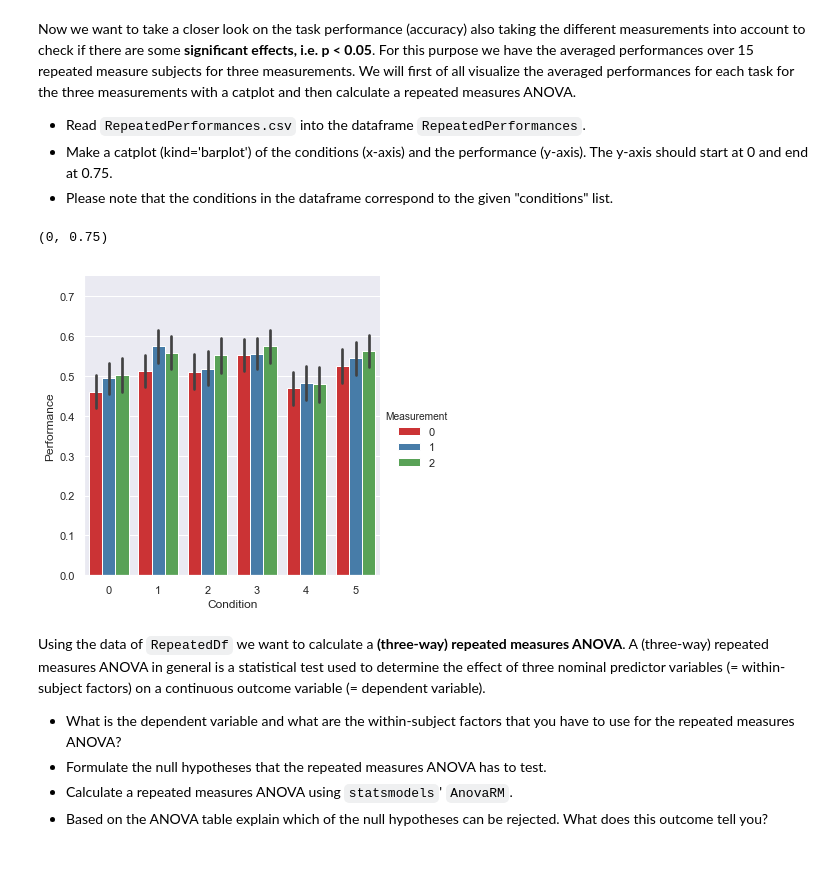
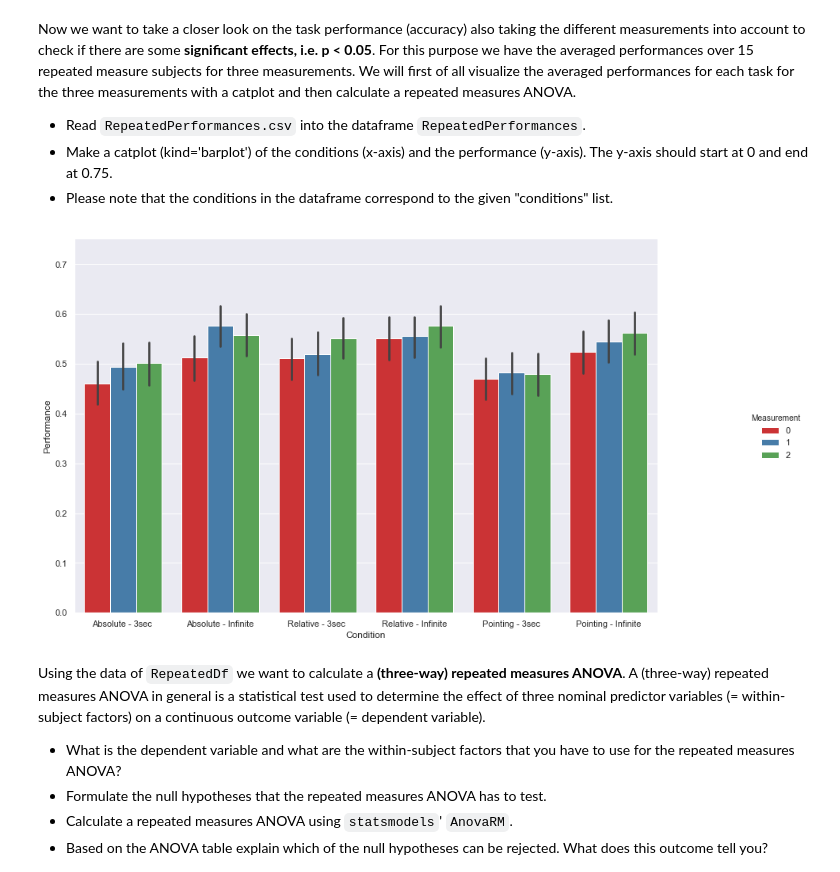
Before and after one commit to NBP-ACC/week-6-acc_9, a Jupyter notebook: sheet04.ipynb, the cells around one changed output. Saved outputs shown, nothing was run; the diff lists cells and outputs as text; code cells hidden in the pictures.

Commit message:
Ex. 3 graph labels & overall cosmetics

```diff
--- a/sheet04.ipynb
+++ b/sheet04.ipynb
@@ -254,19 +254,27 @@ Now we want to take a closer look on the task performance (accuracy) also taking
 - Make a catplot (kind='barplot') of the conditions (x-axis) and the performance (y-axis). The y-axis should start at 0 and end at 0.75.
 - Please note that the conditions in the dataframe correspond to the given "conditions" list.
 # %%
+# conditions name correspondence
 conditions = ["Absolute - 3sec ","Absolute - Infinite","Relative - 3sec ","Relative - Infinite","Pointing - 3sec","Pointing - Infinite"]
+conditions_dict = {0:conditions[0], 1:conditions[1], 2:conditions[2], 3:conditions[3], 4:conditions[4], 5:conditions[5]}
 
-RepeatedPerformances = pd.read_csv("./Data/RepeatedPerformances.csv", header = 0)
+# Read CSV and add text-labels to conditions for pretty printing
+RepeatedPerformances = pd.read_csv("./Data/RepeatedPerformances.csv", index_col = 0, header = 0)
+RepeatedPerformances_prettyprint = RepeatedPerformances.copy()
+RepeatedPerformances_prettyprint["Condition"].replace(conditions_dict, inplace = True)
 
-x = RepeatedPerformances["Condition"]
-y = RepeatedPerformances["Performance"]
+#x = RepeatedPerformances["Condition"]
+#y = RepeatedPerformances["Performance"]
 # plotting isn't working yet (see error message)
 # also what do we need the conditions list for? that was there before
-sns.catplot(data = RepeatedPerformances,x= 'Condition', y='Performance', kind = 'bar',hue='Measurement', palette='Set1')
-plt.ylim((0,0.75))
+
+# plot
+g = sns.catplot(data = RepeatedPerformances_prettyprint, x = 'Condition', y = 'Performance', kind = 'bar', hue = 'Measurement', palette = 'Set1')
+g.fig.set_size_inches(15,8)
+plt.ylim((0, 0.75))
+plt.show()
 # %% [output]
-(0, 0.75)
-[figure, old version]
+[figure, new version]
 # %%
 # create a usable dataframe for the following analysis
 repgroup = RepeatedPerformances.groupby(['Measurement','Subject','Condition'], as_index=False)['Performance'].mean()
```
Also changed, not shown: parts of 3 cells of this notebook.
